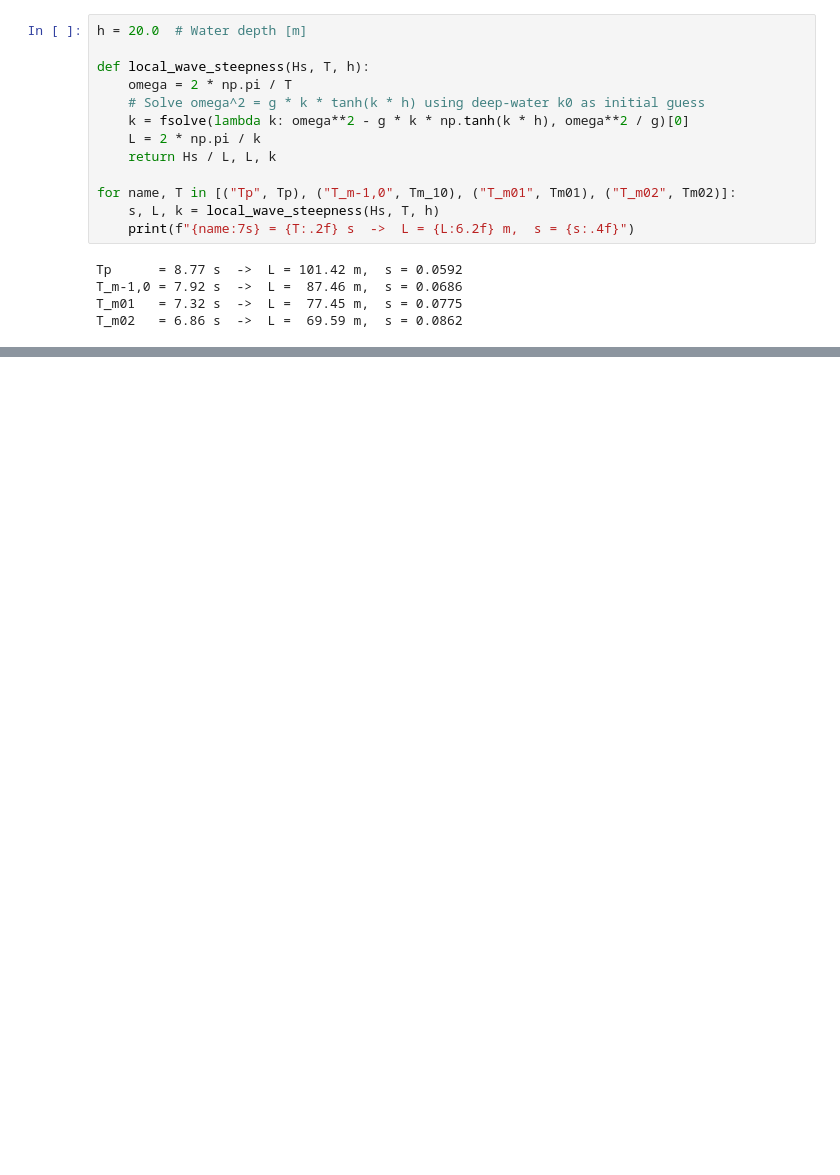
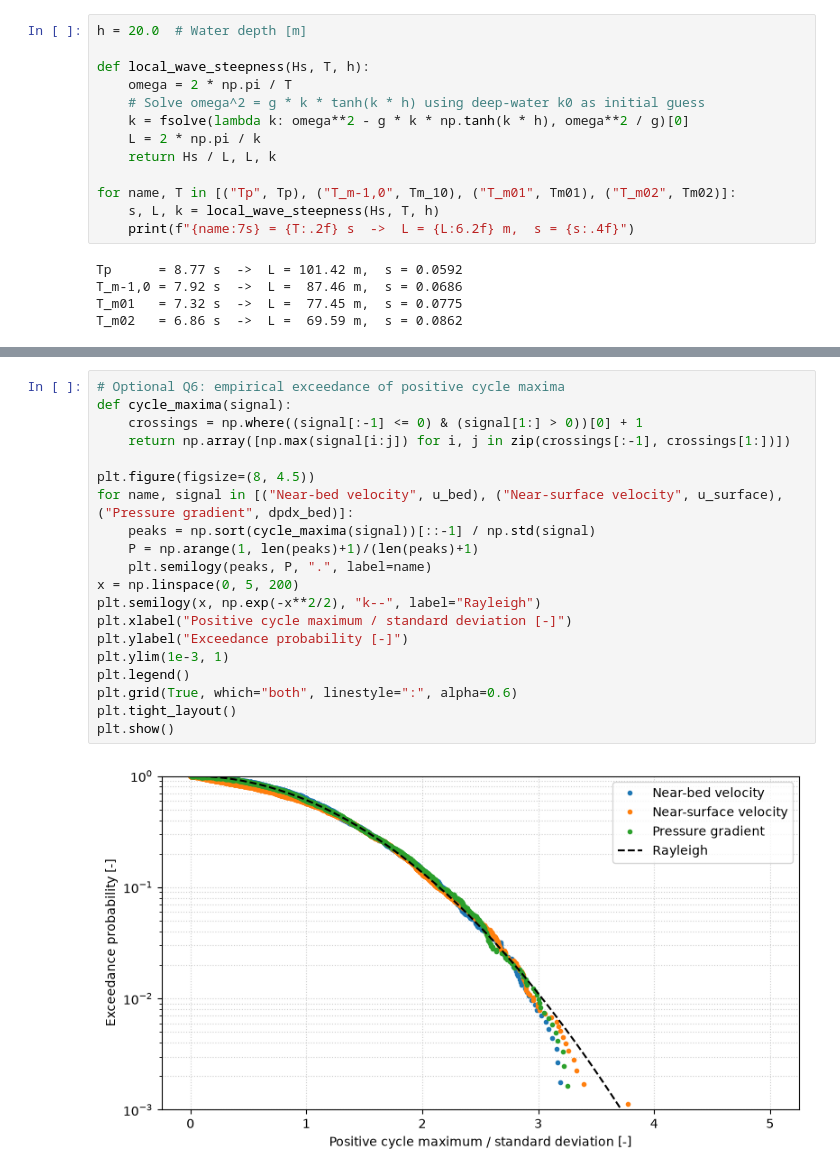
Before and after one commit to Wiggy-020/FSI_assignment, a Jupyter notebook: Week2.ipynb, the cells around one changed output, grey strips where cells are left out. Saved outputs shown, nothing was run; the diff lists cells and outputs as text; blank space fills up the shorter version.

```diff
--- a/Week2.ipynb
+++ b/Week2.ipynb
@@ -175,0 +271,22 @@ u(0, t):  u_rms = 1.386 m/s  |  max = 4.77 m/s
+# %%
+# Optional Q6: empirical exceedance of positive cycle maxima
+def cycle_maxima(signal):
+    crossings = np.where((signal[:-1] <= 0) & (signal[1:] > 0))[0] + 1
+    return np.array([np.max(signal[i:j]) for i, j in zip(crossings[:-1], crossings[1:])])
+
+plt.figure(figsize=(8, 4.5))
+for name, signal in [("Near-bed velocity", u_bed), ("Near-surface velocity", u_surface), ("Pressure gradient", dpdx_bed)]:
+    peaks = np.sort(cycle_maxima(signal))[::-1] / np.std(signal)
+    P = np.arange(1, len(peaks)+1)/(len(peaks)+1)
+    plt.semilogy(peaks, P, ".", label=name)
+x = np.linspace(0, 5, 200)
+plt.semilogy(x, np.exp(-x**2/2), "k--", label="Rayleigh")
+plt.xlabel("Positive cycle maximum / standard deviation [-]")
+plt.ylabel("Exceedance probability [-]")
+plt.ylim(1e-3, 1)
+plt.legend()
+plt.grid(True, which="both", linestyle=":", alpha=0.6)
+plt.tight_layout()
+plt.show()
+# %% [output]
+[figure, added]
```
Also changed, not shown: parts of 6 cells of this notebook.
